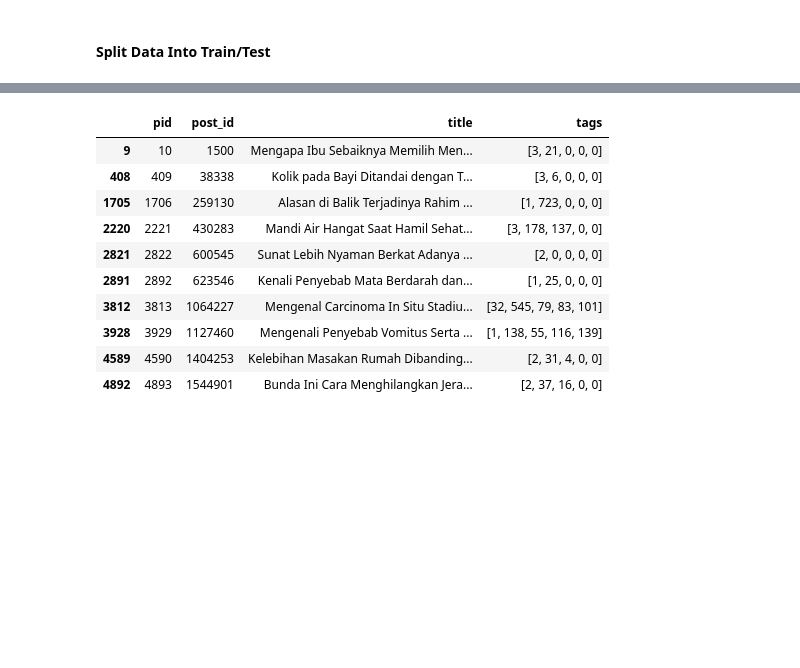
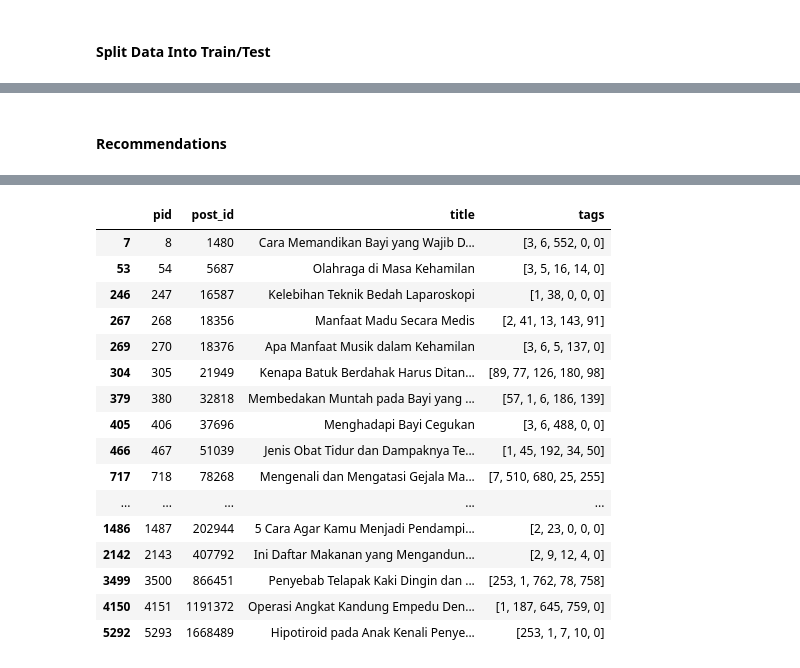
Before and after one commit to kadriansyah/notebook, a Jupyter notebook: alodokter-recommender/deef-fm-gender.ipynb, the cells around one changed output, grey strips where cells are left out. Drawn from its saved outputs; the diff is of its cells as text; code cells hidden in the pictures; blank space fills up the shorter version.

```diff
--- a/alodokter-recommender/deef-fm-gender.ipynb
+++ b/alodokter-recommender/deef-fm-gender.ipynb
@@ -379,11 +403,12 @@ if not training and os.path.exists('model/deepfm_weights-gender.h5'):
     deep_fm_model = deep_fm_model.load_weights('model/deepfm_weights-gender.h5')
 else:
     # train  model
-    deep_fm_model.compile(loss = 'MSE', optimizer=tf.keras.optimizers.Adam(0.001))
-    early_stop = EarlyStopping(monitor='val_loss', patience=10)
-    model_ckp = ModelCheckpoint(filepath='model/deepfm_weights-gender.h5', monitor='val_loss', save_weights_only=True, save_best_only=True)
-    callbacks = [model_ckp, early_stop]
-    train_history = deep_fm_model.fit(train_x, train_y, epochs=1000, batch_size=4096, validation_split=0.1, callbacks = callbacks)
+    with tf.device('/device:CPU:0'):
+        deep_fm_model.compile(loss = 'MSE', optimizer=tf.keras.optimizers.Adam(0.001))
+        early_stop = EarlyStopping(monitor='val_loss', patience=10)
+        model_ckp = ModelCheckpoint(filepath='model/deepfm_weights-gender.h5', monitor='val_loss', save_weights_only=True, save_best_only=True)
+        callbacks = [model_ckp, early_stop]
+        train_history = deep_fm_model.fit(train_x, train_y, epochs=1000, batch_size=4096, validation_split=0.1, callbacks = callbacks)
 # %% [output]
 Train on 1776378 samples, validate on 197376 samples
 Epoch 1/1000
@@ -424,0 +512,15 @@ contribution of different part of model
+# %%
+pca_result = PCA(n_components=2).fit_transform(centroids)
+ax = plt.figure(figsize=(16,10)).gca()
+ax.scatter(
+    x=pca_result[:,0],
+    y=pca_result[:,1],
+    c='blue',
+    s=80,
+    alpha=0.3,
+    cmap='tab10'
+)
+ax.set_xlabel('X')
+ax.set_ylabel('Y')
+for i in range(0, n_clusters):
+    ax.annotate(str(i), (pca_result[i:i+1,0], pca_result[i:i+1,1]), fontsize=13)
@@ -425,2 +596,4 @@ contribution of different part of model
+# %% [markdown]
+#### Recommendations
 # %%
 uid = 1975
@@ -440,27 +614,34 @@ dataset[dataset['uid'] == uid].sort_values(by=['page_views'], ascending=False)[:
 # %%
 """
 Making recommendations using our trained model is simple.
 We only need to feed in a user and all books and then select the books which have the highest predicted ratings for that specific user.
 """
 # Creating dataset for making recommendations
 article_ids = dataset.pid.unique()
 user = [np.array([users[users.uid == uid].gender.values[0] for i in range(len(article_ids))]),
         np.array([users[users.uid == uid].uid.values[0] for i in range(len(article_ids))]),
         article_ids,
         np.array([dataset[dataset.pid == article_ids[i]].tags.values[0] for i in range(len(article_ids))])]
 predictions = deep_fm_model.predict(user)
 predictions = np.array([a[0] for a in predictions])
-recommended_article_ids = (-predictions).argsort()[:10]
-articles[articles['pid'].isin(recommended_article_ids)]
+recommended_article_ids = (-predictions).argsort()[:20]
+recommendations = articles[articles['pid'].isin(recommended_article_ids)]
+recommendations
 # %% [output]
 |  | pid | post_id | title | tags |
-| 9 | 10 | 1500 | Mengapa Ibu Sebaiknya Memilih Men... | [3, 21, 0, 0, 0] |
-| 408 | 409 | 38338 | Kolik pada Bayi Ditandai dengan T... | [3, 6, 0, 0, 0] |
-| 1705 | 1706 | 259130 | Alasan di Balik Terjadinya Rahim ... | [1, 723, 0, 0, 0] |
-| 2220 | 2221 | 430283 | Mandi Air Hangat Saat Hamil Sehat... | [3, 178, 137, 0, 0] |
-| 2821 | 2822 | 600545 | Sunat Lebih Nyaman Berkat Adanya ... | [2, 0, 0, 0, 0] |
-| 2891 | 2892 | 623546 | Kenali Penyebab Mata Berdarah dan... | [1, 25, 0, 0, 0] |
-| 3812 | 3813 | 1064227 | Mengenal Carcinoma In Situ Stadiu... | [32, 545, 79, 83, 101] |
-| 3928 | 3929 | 1127460 | Mengenali Penyebab Vomitus Serta ... | [1, 138, 55, 116, 139] |
-| 4589 | 4590 | 1404253 | Kelebihan Masakan Rumah Dibanding... | [2, 31, 4, 0, 0] |
-| 4892 | 4893 | 1544901 | Bunda Ini Cara Menghilangkan Jera... | [2, 37, 16, 0, 0] |
+| 7 | 8 | 1480 | Cara Memandikan Bayi yang Wajib D... | [3, 6, 552, 0, 0] |
+| 53 | 54 | 5687 | Olahraga di Masa Kehamilan | [3, 5, 16, 14, 0] |
+| 246 | 247 | 16587 | Kelebihan Teknik Bedah Laparoskopi | [1, 38, 0, 0, 0] |
+| 267 | 268 | 18356 | Manfaat Madu Secara Medis | [2, 41, 13, 143, 91] |
+| 269 | 270 | 18376 | Apa Manfaat Musik dalam Kehamilan | [3, 6, 5, 137, 0] |
+| 304 | 305 | 21949 | Kenapa Batuk Berdahak Harus Ditan... | [89, 77, 126, 180, 98] |
+| 379 | 380 | 32818 | Membedakan Muntah pada Bayi yang ... | [57, 1, 6, 186, 139] |
+| 405 | 406 | 37696 | Menghadapi Bayi Cegukan | [3, 6, 488, 0, 0] |
+| 466 | 467 | 51039 | Jenis Obat Tidur dan Dampaknya Te... | [1, 45, 192, 34, 50] |
+| 717 | 718 | 78268 | Mengenali dan Mengatasi Gejala Ma... | [7, 510, 680, 25, 255] |
+| ... | ... | ... | ... | ... |
+| 1486 | 1487 | 202944 | 5 Cara Agar Kamu Menjadi Pendampi... | [2, 23, 0, 0, 0] |
+| 2142 | 2143 | 407792 | Ini Daftar Makanan yang Mengandun... | [2, 9, 12, 4, 0] |
+| 3499 | 3500 | 866451 | Penyebab Telapak Kaki Dingin dan ... | [253, 1, 762, 78, 758] |
+| 4150 | 4151 | 1191372 | Operasi Angkat Kandung Empedu Den... | [1, 187, 645, 759, 0] |
+| 5292 | 5293 | 1668489 | Hipotiroid pada Anak Kenali Penye... | [253, 1, 7, 10, 0] |
```
Also changed, not shown: parts of 20 cells of this notebook, 2 other files.
